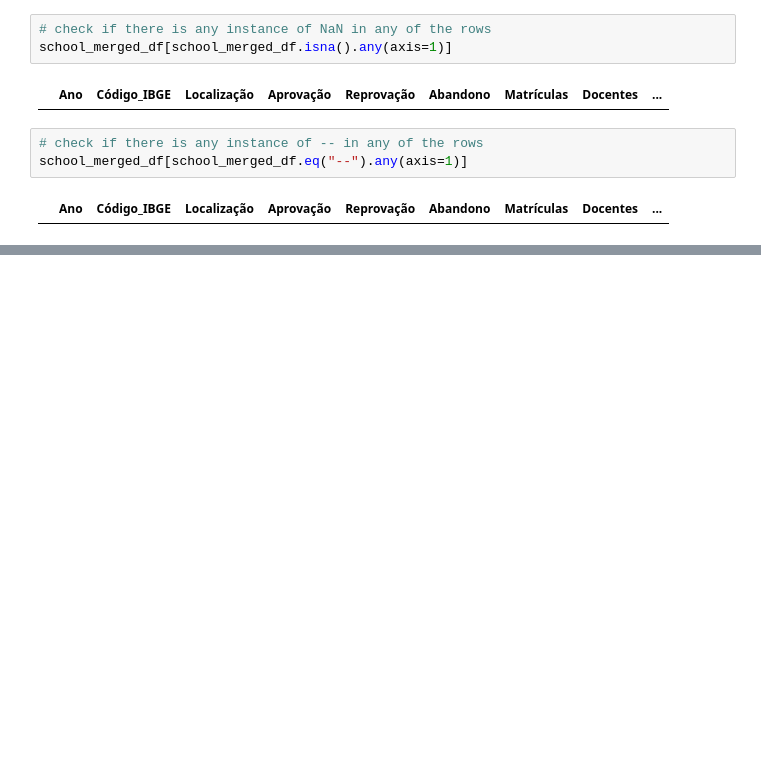
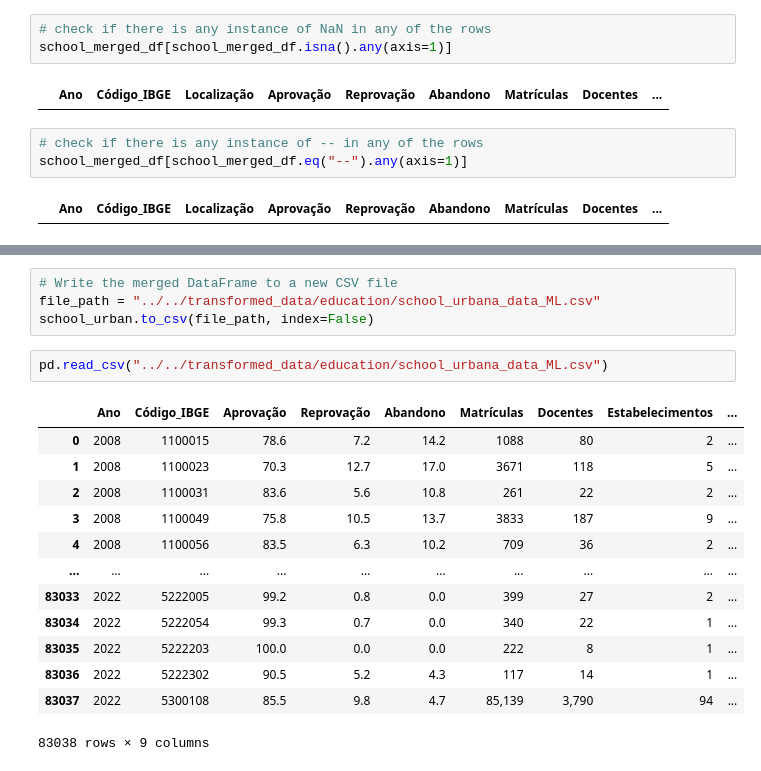
Before and after one commit to anandxrfeu/schooling_resource_predicter_data, a Jupyter notebook: notebooks/education/School_all_data(Anand).ipynb, the cells around one changed output, grey strips where cells are left out. Drawn from its saved outputs; the diff is of its cells as text; blank space fills up the shorter version.

```diff
--- a/notebooks/education/School_all_data(Anand).ipynb
+++ b/notebooks/education/School_all_data(Anand).ipynb
@@ -228,0 +397,20 @@ memory usage: 7.8+ MB
+# %%
+# Write the merged DataFrame to a new CSV file
+file_path = "../../transformed_data/education/school_urbana_data_ML.csv"
+school_urban.to_csv(file_path, index=False)
+# %%
+pd.read_csv("../../transformed_data/education/school_urbana_data_ML.csv")
+# %% [output]
+|  | Ano | Código_IBGE | Aprovação | Reprovação | Abandono | Matrículas | Docentes | Estabelecimentos | ... |
+| 0 | 2008 | 1100015 | 78.6 | 7.2 | 14.2 | 1088 | 80 | 2 | ... |
+| 1 | 2008 | 1100023 | 70.3 | 12.7 | 17.0 | 3671 | 118 | 5 | ... |
+| 2 | 2008 | 1100031 | 83.6 | 5.6 | 10.8 | 261 | 22 | 2 | ... |
+| 3 | 2008 | 1100049 | 75.8 | 10.5 | 13.7 | 3833 | 187 | 9 | ... |
+| 4 | 2008 | 1100056 | 83.5 | 6.3 | 10.2 | 709 | 36 | 2 | ... |
+| ... | ... | ... | ... | ... | ... | ... | ... | ... | ... |
+| 83033 | 2022 | 5222005 | 99.2 | 0.8 | 0.0 | 399 | 27 | 2 | ... |
+| 83034 | 2022 | 5222054 | 99.3 | 0.7 | 0.0 | 340 | 22 | 1 | ... |
+| 83035 | 2022 | 5222203 | 100.0 | 0.0 | 0.0 | 222 | 8 | 1 | ... |
+| 83036 | 2022 | 5222302 | 90.5 | 5.2 | 4.3 | 117 | 14 | 1 | ... |
+| 83037 | 2022 | 5300108 | 85.5 | 9.8 | 4.7 | 85,139 | 3,790 | 94 | ... |
+83038 rows × 9 columns
```
Also changed, not shown: parts of 19 cells of this notebook, 8 other files.
